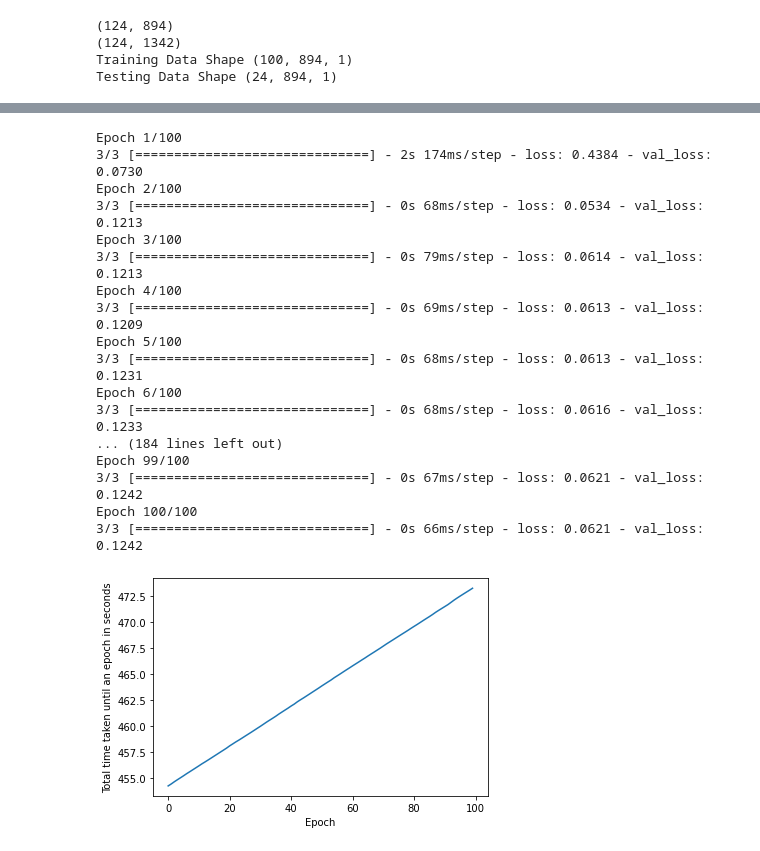
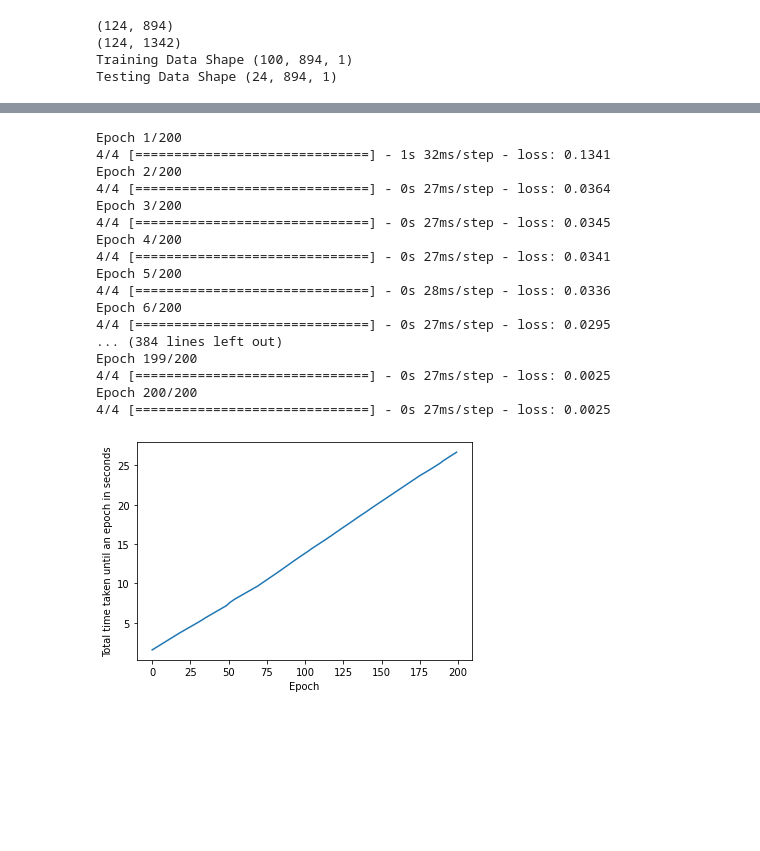
Before and after one commit to Dhruvadityamittal/RUL_Prediction_DFKI, a Jupyter notebook: FPC_Prediction/Untitled-1.ipynb, the cells around one changed output, grey strips where cells are left out. Drawn from its saved outputs; the diff is of its cells as text; code cells hidden in the pictures; blank space fills up the shorter version.

```diff
--- a/FPC_Prediction/Untitled-1.ipynb
+++ b/FPC_Prediction/Untitled-1.ipynb
@@ -100,7 +100,8 @@ for i in range(len(discharge_capacities)):
     X_train_padded.append(np.pad(discharge_capacities[i][:number_of_cycles_train], (0,max_length_train-number_of_cycles_train),'constant', constant_values=(-0.1)))
 
 
-    Y_train_padded.append(np.pad(NormalizeData(discharge_capacities[i][number_of_cycles_train:])[0], (0,max_length_out-number_of_cycles_out),'constant', constant_values=(-0.1)))
+    Y_train_padded.append(np.pad(NormalizeData(discharge_capacities[i][number_of_cycles_train:])[0], (0,max_length_out-number_of_cycles_out),'constant', constant_values=(0)))
+    # Y_train_padded.append(np.pad(NormalizeData(discharge_capacities[i][number_of_cycles_train:])[0], (0,max_length_out-number_of_cycles_out),'constant', constant_values=(-0.1)))
 
 print(np.array(X_train_padded).shape)
 print(np.array(Y_train_padded).shape)
@@ -188,6 +191,7 @@ model.add(keras.layers.LSTM(32,activation="tanh", kernel_initializer='he_uniform
 model.add(keras.layers.LSTM(64,activation="tanh", kernel_initializer='he_uniform', return_sequences=True, name='decoder_3'))
 
 model.add(keras.layers.Flatten())
+model.add(keras.layers.Dense(100,activation='sigmoid'))
 model.add(keras.layers.Dense(Y_train.shape[1],activation='sigmoid'))
 
 model.compile(loss="mse",optimizer=optimizer)
@@ -221,20 +225,21 @@ model2.summary()
 
 
 model3=  tf.keras.Sequential(name='convolution')
-model3.add(keras.layers.Conv1D(16,5,activation='tanh',batch_input_shape=(None, X_train.shape[1], X_train.shape[2])))
+model3.add(keras.layers.Conv1D(16,5,batch_input_shape=(None, X_train.shape[1], X_train.shape[2])))
 keras.layers.BatchNormalization()
 model3.add(keras.layers.MaxPool1D(pool_size=2))
-model3.add(keras.layers.Conv1D(32,5,activation='tanh'))
+model3.add(keras.layers.Conv1D(32,5))
 keras.layers.BatchNormalization()
 model3.add(keras.layers.MaxPool1D(pool_size=2))
-model3.add(keras.layers.Conv1D(64,5,activation='tanh'))
+model3.add(keras.layers.Conv1D(64,5))
 keras.layers.BatchNormalization()
 model3.add(keras.layers.MaxPool1D(pool_size=2))
-model3.add(keras.layers.Conv1D(32,5,activation='tanh'))
+model3.add(keras.layers.Conv1D(32,5))
 keras.layers.BatchNormalization()
 model3.add(keras.layers.MaxPool1D(pool_size=2))
-model3.add(keras.layers.Conv1D(16,5,activation='tanh'))
+model3.add(keras.layers.Conv1D(16,5))
 model3.add(keras.layers.Flatten())
+model3.add(keras.layers.Dense(100,activation='sigmoid'))
 model3.add(keras.layers.Dense(Y_train.shape[1],activation='sigmoid'))
 
 model3.compile(loss="mse",optimizer=optimizer)
@@ -307,22 +293,22 @@ Epoch 50/50
 # %%
 # history2 = model2.fit(X_train,Y_train,epochs = 50, callbacks = [timetaken2], shuffle=True,validation_split = 0.1)
-history3 = model3.fit(X_train,Y_train,epochs = 100, callbacks = [timetaken3], shuffle=True,validation_split = 0.1)
+history3 = model3.fit(X_train,Y_train,epochs = 200, callbacks = [timetaken3], shuffle=True)
 # %% [output]
-Epoch 1/100
-3/3 [==============================] - 2s 174ms/step - loss: 0.4384 - val_loss: 0.0730
-Epoch 2/100
-3/3 [==============================] - 0s 68ms/step - loss: 0.0534 - val_loss: 0.1213
-Epoch 3/100
-3/3 [==============================] - 0s 79ms/step - loss: 0.0614 - val_loss: 0.1213
-Epoch 4/100
-3/3 [==============================] - 0s 69ms/step - loss: 0.0613 - val_loss: 0.1209
-Epoch 5/100
-3/3 [==============================] - 0s 68ms/step - loss: 0.0613 - val_loss: 0.1231
-Epoch 6/100
-3/3 [==============================] - 0s 68ms/step - loss: 0.0616 - val_loss: 0.1233
-... (184 lines left out)
-Epoch 99/100
-3/3 [==============================] - 0s 67ms/step - loss: 0.0621 - val_loss: 0.1242
-Epoch 100/100
-3/3 [==============================] - 0s 66ms/step - loss: 0.0621 - val_loss: 0.1242
+Epoch 1/200
+4/4 [==============================] - 1s 32ms/step - loss: 0.1341
+Epoch 2/200
+4/4 [==============================] - 0s 27ms/step - loss: 0.0364
+Epoch 3/200
+4/4 [==============================] - 0s 27ms/step - loss: 0.0345
+Epoch 4/200
+4/4 [==============================] - 0s 27ms/step - loss: 0.0341
+Epoch 5/200
+4/4 [==============================] - 0s 28ms/step - loss: 0.0336
+Epoch 6/200
+4/4 [==============================] - 0s 27ms/step - loss: 0.0295
+... (384 lines left out)
+Epoch 199/200
+4/4 [==============================] - 0s 27ms/step - loss: 0.0025
+Epoch 200/200
+4/4 [==============================] - 0s 27ms/step - loss: 0.0025
-[figure, old version]
+[figure, new version]
```
Also changed, not shown: parts of 13 cells of this notebook, 53 other files.
